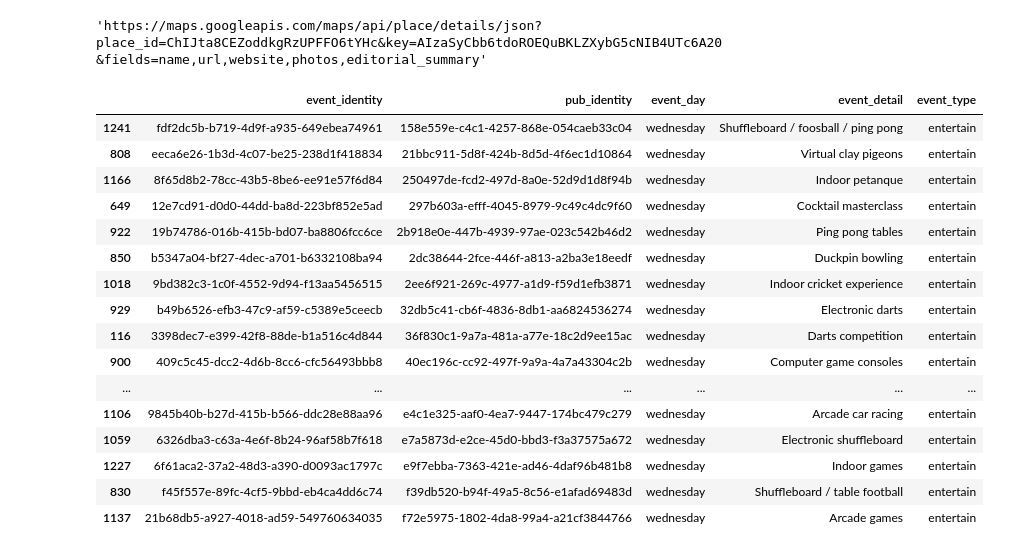
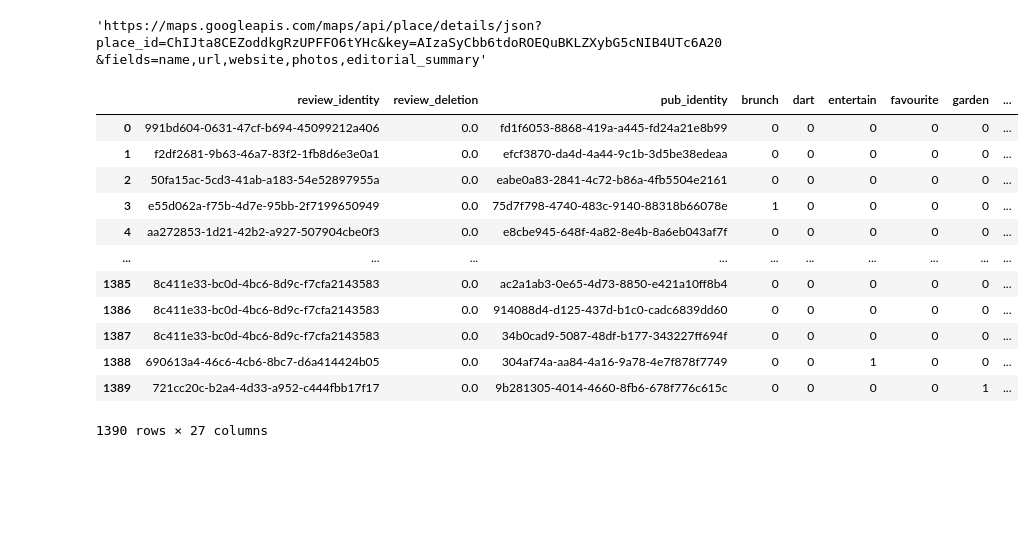
Before and after one commit to cartsmate/thepubpicker, a Jupyter notebook: files/Untitled4.ipynb, the cells around one changed output. Cells and saved outputs as stored; diff of their text form; code cells hidden in the pictures; blank space fills up the shorter version.

Commit message:
remove identity filteres

```diff
--- a/files/Untitled4.ipynb
+++ b/files/Untitled4.ipynb
@@ -549,28 +549,20 @@ df_detail.to_csv(directory_path + '/detail.csv', index=False, sep=',', encoding=
 # df_detail
 df_detail.to_csv(directory_path + '/detail.csv', index=False, sep=',', encoding='utf-8')
 # %%
-df_rev = pd.read_csv(directory_path + '/review.csv')
-df2 = df_rev.loc[df_rev['entertain'] == 1]
-df2
-
-df_ent = pd.read_csv(directory_path + '/event.csv')
-df3 = df_ent.loc[(df_ent['event_day'] == 'wednesday') & (df_ent['event_type'] == 'entertain')]
-df3.sort_values('pub_identity')
+df_detail = pd.read_csv(directory_path + '/review.csv')
+df_detail['timeout'] = '0'
+df_detail
 # %% [output]
-|  | event_identity | pub_identity | event_day | event_detail | event_type |
-| 1241 | fdf2dc5b-b719-4d9f-a935-649ebea74961 | 158e559e-c4c1-4257-868e-054caeb33c04 | wednesday | Shuffleboard / foosball / ping pong | entertain |
-| 808 | eeca6e26-1b3d-4c07-be25-238d1f418834 | 21bbc911-5d8f-424b-8d5d-4f6ec1d10864 | wednesday | Virtual clay pigeons | entertain |
-| 1166 | 8f65d8b2-78cc-43b5-8be6-ee91e57f6d84 | 250497de-fcd2-497d-8a0e-52d9d1d8f94b | wednesday | Indoor petanque | entertain |
-| 649 | 12e7cd91-d0d0-44dd-ba8d-223bf852e5ad | 297b603a-efff-4045-8979-9c49c4dc9f60 | wednesday | Cocktail masterclass | entertain |
-| 922 | 19b74786-016b-415b-bd07-ba8806fcc6ce | 2b918e0e-447b-4939-97ae-023c542b46d2 | wednesday | Ping pong tables | entertain |
-| 850 | b5347a04-bf27-4dec-a701-b6332108ba94 | 2dc38644-2fce-446f-a813-a2ba3e18eedf | wednesday | Duckpin bowling | entertain |
-| 1018 | 9bd382c3-1c0f-4552-9d94-f13aa5456515 | 2ee6f921-269c-4977-a1d9-f59d1efb3871 | wednesday | Indoor cricket experience | entertain |
-| 929 | b49b6526-efb3-47c9-af59-c5389e5ceecb | 32db5c41-cb6f-4836-8db1-aa6824536274 | wednesday | Electronic darts | entertain |
-| 116 | 3398dec7-e399-42f8-88de-b1a516c4d844 | 36f830c1-9a7a-481a-a77e-18c2d9ee15ac | wednesday | Darts competition | entertain |
-| 900 | 409c5c45-dcc2-4d6b-8cc6-cfc56493bbb8 | 40ec196c-cc92-497f-9a9a-4a7a43304c2b | wednesday | Computer game consoles | entertain |
-| ... | ... | ... | ... | ... | ... |
-| 1106 | 9845b40b-b27d-415b-b566-ddc28e88aa96 | e4c1e325-aaf0-4ea7-9447-174bc479c279 | wednesday | Arcade car racing | entertain |
-| 1059 | 6326dba3-c63a-4e6f-8b24-96af58b7f618 | e7a5873d-e2ce-45d0-bbd3-f3a37575a672 | wednesday | Electronic shuffleboard | entertain |
-| 1227 | 6f61aca2-37a2-48d3-a390-d0093ac1797c | e9f7ebba-7363-421e-ad46-4daf96b481b8 | wednesday | Indoor games | entertain |
-| 830 | f45f557e-89fc-4cf5-9bbd-eb4ca4dd6c74 | f39db520-b94f-49a5-8c56-e1afad69483d | wednesday | Shuffleboard / table football | entertain |
-| 1137 | 21b68db5-a927-4018-ad59-549760634035 | f72e5975-1802-4da8-99a4-a21cf3844766 | wednesday | Arcade games | entertain |
+|  | review_identity | review_deletion | pub_identity | brunch | dart | entertain | favourite | garden | ... |
+| 0 | 991bd604-0631-47cf-b694-45099212a406 | 0.0 | fd1f6053-8868-419a-a445-fd24a21e8b99 | 0 | 0 | 0 | 0 | 0 | ... |
+| 1 | f2df2681-9b63-46a7-83f2-1fb8d6e3e0a1 | 0.0 | efcf3870-da4d-4a44-9c1b-3d5be38edeaa | 0 | 0 | 0 | 0 | 0 | ... |
+| 2 | 50fa15ac-5cd3-41ab-a183-54e52897955a | 0.0 | eabe0a83-2841-4c72-b86a-4fb5504e2161 | 0 | 0 | 0 | 0 | 0 | ... |
+| 3 | e55d062a-f75b-4d7e-95bb-2f7199650949 | 0.0 | 75d7f798-4740-483c-9140-88318b66078e | 1 | 0 | 0 | 0 | 0 | ... |
+| 4 | aa272853-1d21-42b2-a927-507904cbe0f3 | 0.0 | e8cbe945-648f-4a82-8e4b-8a6eb043af7f | 0 | 0 | 0 | 0 | 0 | ... |
+| ... | ... | ... | ... | ... | ... | ... | ... | ... | ... |
+| 1385 | 8c411e33-bc0d-4bc6-8d9c-f7cfa2143583 | 0.0 | ac2a1ab3-0e65-4d73-8850-e421a10ff8b4 | 0 | 0 | 0 | 0 | 0 | ... |
+| 1386 | 8c411e33-bc0d-4bc6-8d9c-f7cfa2143583 | 0.0 | 914088d4-d125-437d-b1c0-cadc6839dd60 | 0 | 0 | 0 | 0 | 0 | ... |
+| 1387 | 8c411e33-bc0d-4bc6-8d9c-f7cfa2143583 | 0.0 | 34b0cad9-5087-48df-b177-343227ff694f | 0 | 0 | 0 | 0 | 0 | ... |
+| 1388 | 690613a4-46c6-4cb6-8bc7-d6a414424b05 | 0.0 | 304af74a-aa84-4a16-9a78-4e7f878f7749 | 0 | 0 | 1 | 0 | 0 | ... |
+| 1389 | 721cc20c-b2a4-4d33-a952-c444fbb17f17 | 0.0 | 9b281305-4014-4660-8fb6-678f776c615c | 0 | 0 | 0 | 0 | 1 | ... |
+1390 rows × 27 columns
```
Also changed, not shown: parts of 1 cell of this notebook, 21 other files.
